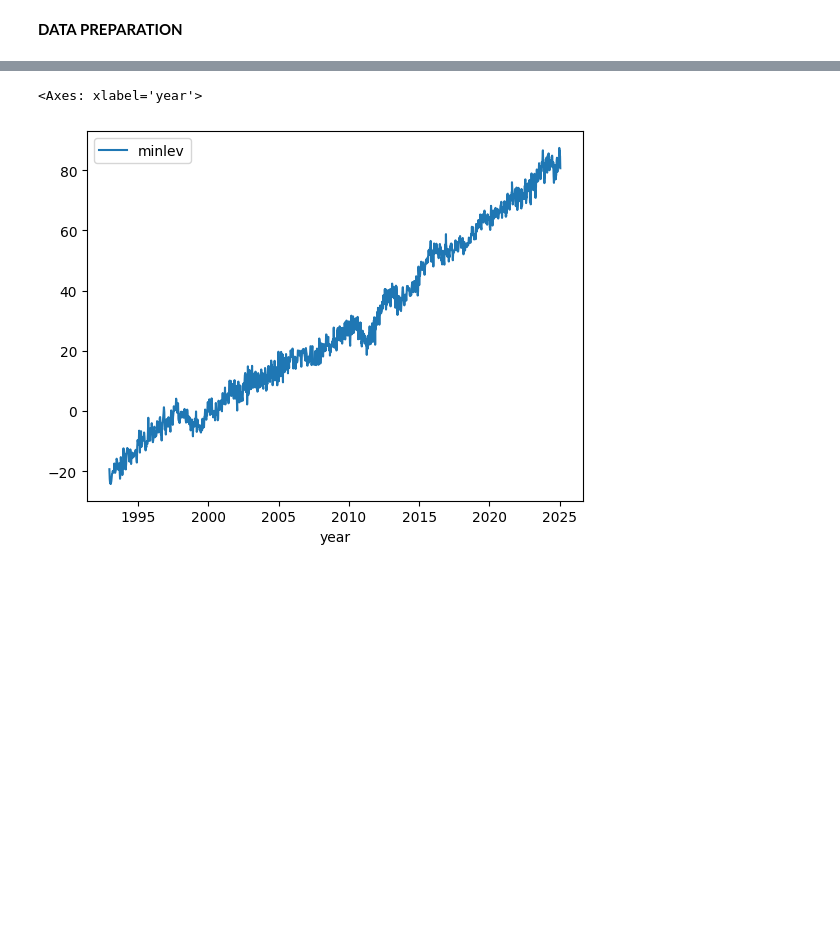
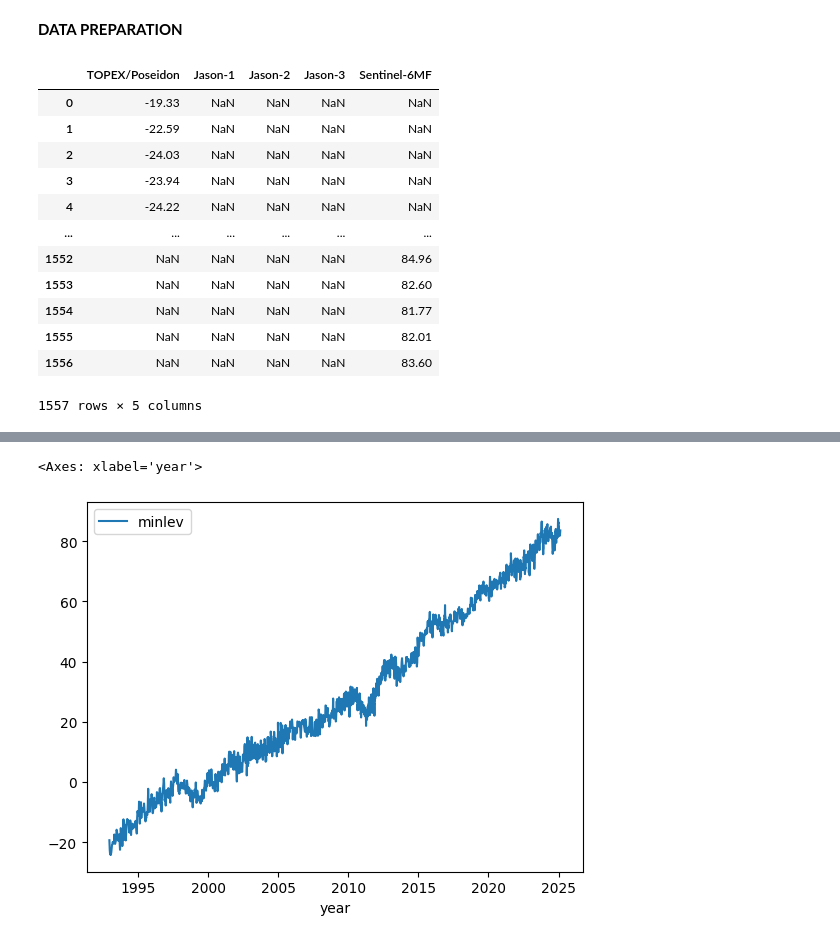
Before and after one commit to reshmitha0424/ML-SimpleLinearRegression-SeaLevelRise, a Jupyter notebook: 2_6_Copy_of_mlpp25_slr.ipynb, the cells around one changed output, grey strips where cells are left out. Drawn from its saved outputs; the diff is of its cells as text; code cells hidden in the pictures; blank space fills up the shorter version.

```diff
--- a/2_6_Copy_of_mlpp25_slr.ipynb
+++ b/2_6_Copy_of_mlpp25_slr.ipynb
@@ -41,3 +59,19 @@ data
 # -- subset the data to exclude the year
 cols = data.columns[1:]
 sub = data[cols]
+# %%
+sub
+# %% [output]
+|  | TOPEX/Poseidon | Jason-1 | Jason-2 | Jason-3 | Sentinel-6MF |
+| 0 | -19.33 | NaN | NaN | NaN | NaN |
+| 1 | -22.59 | NaN | NaN | NaN | NaN |
+| 2 | -24.03 | NaN | NaN | NaN | NaN |
+| 3 | -23.94 | NaN | NaN | NaN | NaN |
+| 4 | -24.22 | NaN | NaN | NaN | NaN |
+| ... | ... | ... | ... | ... | ... |
+| 1552 | NaN | NaN | NaN | NaN | 84.96 |
+| 1553 | NaN | NaN | NaN | NaN | 82.60 |
+| 1554 | NaN | NaN | NaN | NaN | 81.77 |
+| 1555 | NaN | NaN | NaN | NaN | 82.01 |
+| 1556 | NaN | NaN | NaN | NaN | 83.60 |
+1557 rows × 5 columns
```
Also changed, not shown: parts of 15 cells of this notebook.
